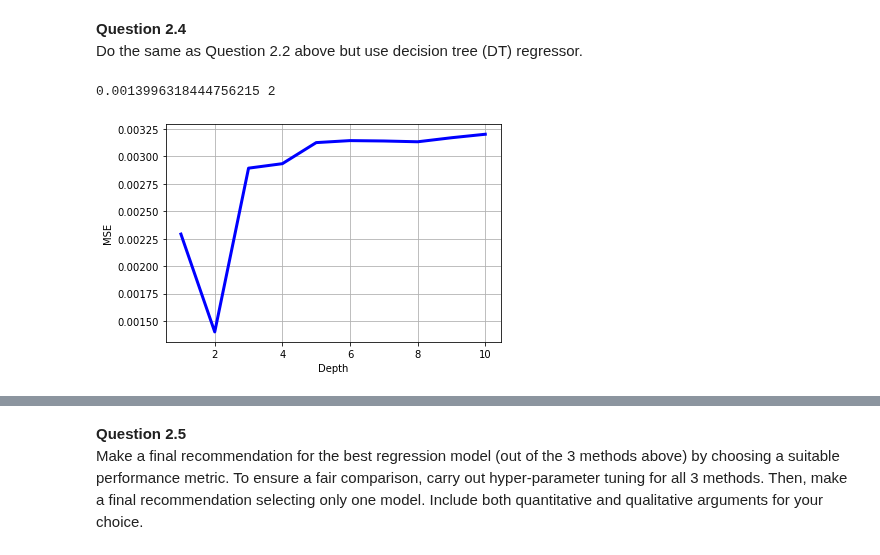
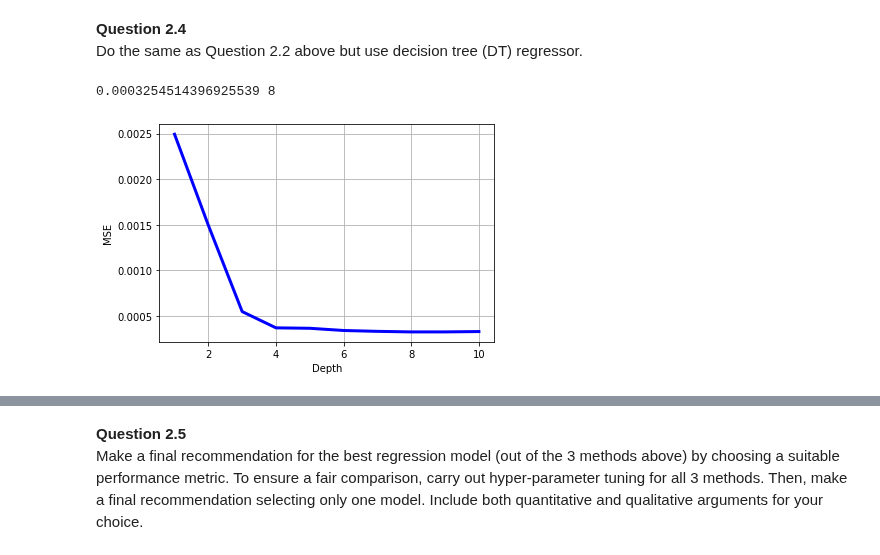
Before and after one commit to EthanWong2212/EE4211_Proj, a Jupyter notebook: part2_weekday.ipynb, the cells around one changed output, grey strips where cells are left out. Cells and saved outputs as stored; diff of their text form; code cells hidden in the pictures.

```diff
--- a/part2_weekday.ipynb
+++ b/part2_weekday.ipynb
@@ -326,36 +342,36 @@ Do the same as Question 2.2 above but use decision tree (DT) regressor.
 from sklearn.tree import DecisionTreeRegressor
 
 # create a regressor object
 start = 1
 depth = start
 final_depth = 0
 mse_arr = []
 mse = 99999999999999999
 
 
 while depth<=10:
     temp_regressor = DecisionTreeRegressor(max_depth=depth)
     # fit the regressor with X and Y data
     temp_regressor.fit(train_x.reshape(-1, 2), train_y)
     #5 Predicting a new result
     predicted = temp_regressor.predict(np.asarray(test_x).reshape(-1, 2))
-    temp_mse = mean_squared_error(train_y, predicted)
+    temp_mse = mean_squared_error(test_y, predicted)
     mse_arr.append(temp_mse)
     if mse > temp_mse:
         mse = temp_mse
         regressor = temp_regressor
         final_depth = depth
     depth += 1
 
 print(mse,final_depth)
 plt.plot([x for x in range(start,len(mse_arr)+start)], mse_arr, color="blue", linewidth=3)
 plt.grid(True)
 plt.xlabel("Depth")
 plt.ylabel("MSE")
 plt.show()
 # %% [output]
-0.0013996318444756215 2
+0.0003254514396925539 8
-[figure, old version]
+[figure, new version]
 # %%
 predicted = regressor.predict(np.asarray(test_x).reshape(-1, 2))
 print(mean_squared_error(train_y, predicted))
```
Also changed, not shown: parts of 6 cells of this notebook, 1 other file.
